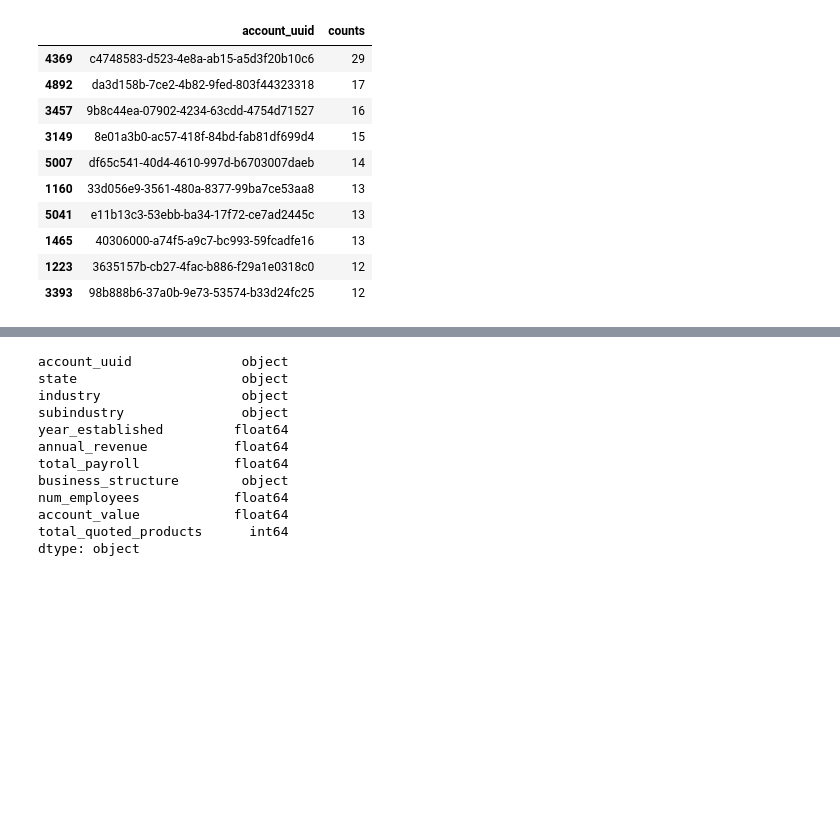
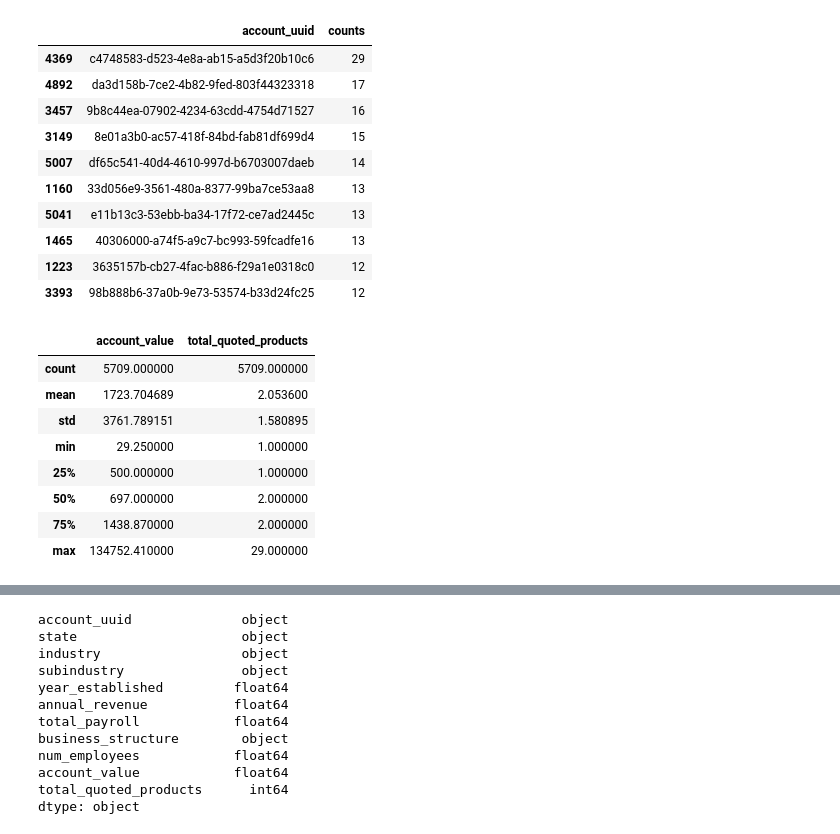
Before and after one commit to yuttokb2/coverwallet-challenge, a Jupyter notebook: notebooks/1_eda.ipynb, the cells around one changed output, grey strips where cells are left out. Cells and saved outputs as stored; diff of their text form; code cells hidden in the pictures; blank space fills up the shorter version.

```diff
--- a/notebooks/1_eda.ipynb
+++ b/notebooks/1_eda.ipynb
@@ -53,3 +52,15 @@ quotes_agg = quotes_train.groupby('account_uuid').agg({
 
 quotes_agg.reset_index(inplace=True)
 quotes_agg.columns = ['account_uuid','account_value', 'total_quoted_products']
+# %%
+quotes_agg.describe()
+# %% [output]
+|  | account_value | total_quoted_products |
+| count | 5709.000000 | 5709.000000 |
+| mean | 1723.704689 | 2.053600 |
+| std | 3761.789151 | 1.580895 |
+| min | 29.250000 | 1.000000 |
+| 25% | 500.000000 | 1.000000 |
+| 50% | 697.000000 | 2.000000 |
+| 75% | 1438.870000 | 2.000000 |
+| max | 134752.410000 | 29.000000 |
```
Also changed, not shown: parts of 9 cells of this notebook, 4 other files.
